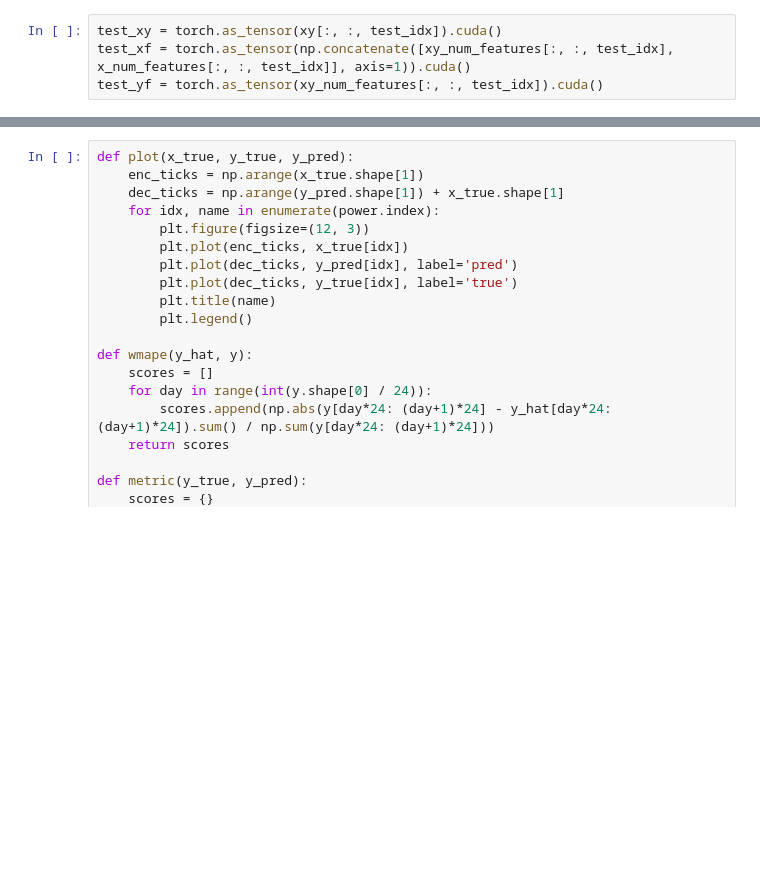
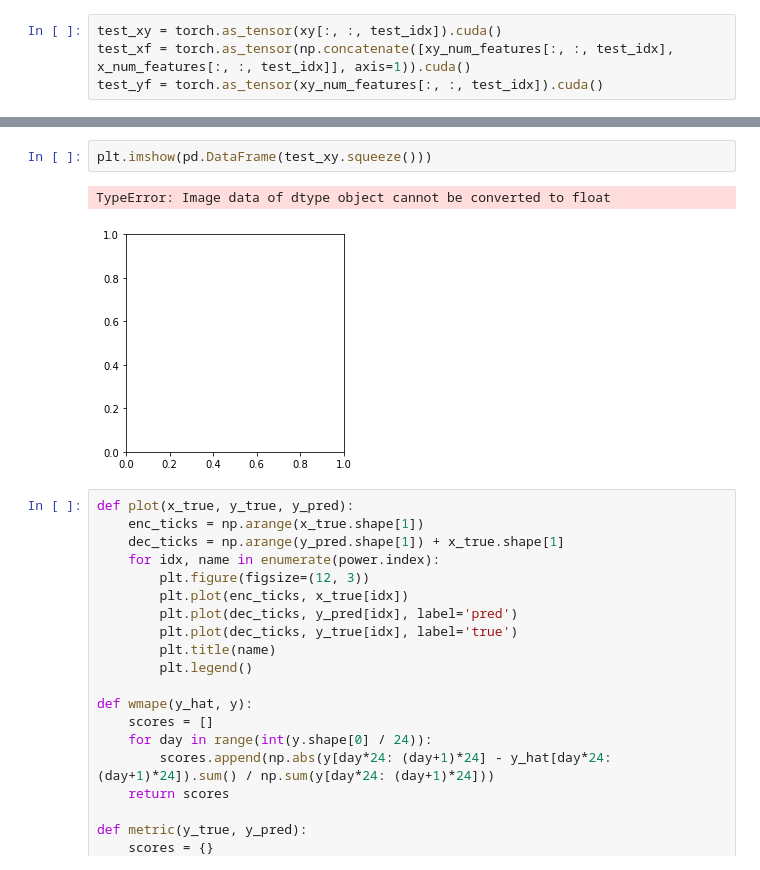
Before and after one commit to Relevation-143/Deep-Time-Series-Prediction, a Jupyter notebook: v0.4.0 hourly 48-step prediction.ipynb, the cells around one changed output, grey strips where cells are left out. Drawn from its saved outputs; the diff is of its cells as text; blank space fills up the shorter version.

```diff
--- a/v0.4.0 hourly 48-step prediction.ipynb
+++ b/v0.4.0 hourly 48-step prediction.ipynb
@@ -154,3 +156,8 @@ test_yf = torch.as_tensor(xy_num_features[:, :, test_idx]).cuda()
+# %%
+plt.imshow(pd.DataFrame(test_xy.squeeze()))
+# %% [output]
+TypeError: Image data of dtype object cannot be converted to float
+[figure, added]
 # %%
 def plot(x_true, y_true, y_pred):
     enc_ticks = np.arange(x_true.shape[1])
```
Also changed, not shown: parts of 18 cells of this notebook, 8 other files.
